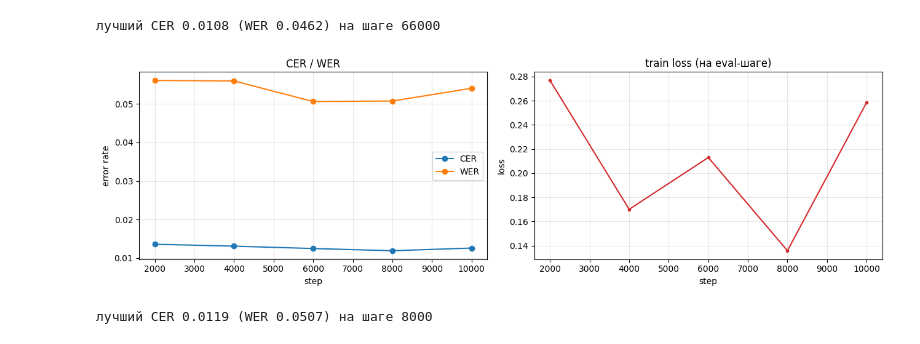
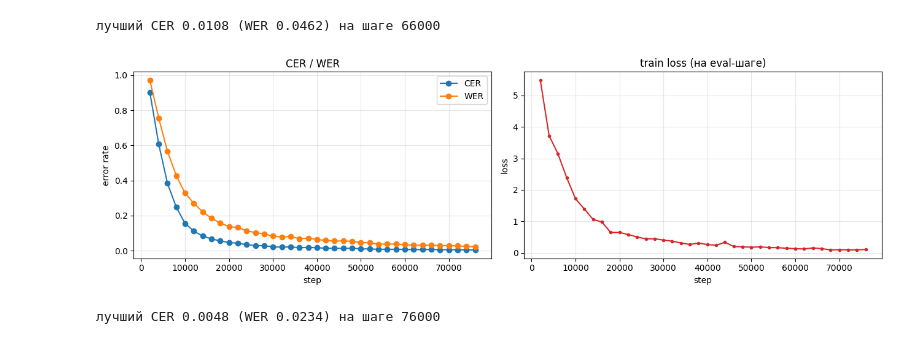
Before and after one commit to DorinDaniil/handwriting-recognition, a Jupyter notebook: recognition/notebooks/inference.ipynb, the cells around one changed output. Saved outputs shown, nothing was run; the diff lists cells and outputs as text; code cells hidden in the pictures.

```diff
--- a/recognition/notebooks/inference.ipynb
+++ b/recognition/notebooks/inference.ipynb
@@ -229,31 +213,31 @@ print(f"лучший CER {best['cer']:.4f} (WER {best['wer']:.4f}) на шаге
 # %% [output]
 [figure]
 лучший CER 0.0108 (WER 0.0462) на шаге 66000
-# %%
-import json
-import matplotlib.pyplot as plt
-
-HISTORY = "../outputs/trocr_small_bi_pretrain_stage2/history.jsonl"
-
-rows = [json.loads(l) for l in open(HISTORY, encoding="utf-8") if l.strip()]
-rows.sort(key=lambda r: r["step"])          # на случай resume / перемешанного порядка
-steps = [r["step"] for r in rows]
-
-fig, ax = plt.subplots(1, 2, figsize=(13, 4))
-
-ax[0].plot(steps, [r["cer"] for r in rows], marker="o", label="CER")
-ax[0].plot(steps, [r["wer"] for r in rows], marker="o", label="WER")
-ax[0].set_xlabel("step"); ax[0].set_ylabel("error rate"); ax[0].set_title("CER / WER")
-ax[0].legend(); ax[0].grid(alpha=0.3)
-
-ax[1].plot(steps, [r.get("loss") for r in rows], color="tab:red", marker=".")
-ax[1].set_xlabel("step"); ax[1].set_ylabel("loss"); ax[1].set_title("train loss (на eval-шаге)")
-ax[1].grid(alpha=0.3)
-
-plt.tight_layout(); plt.show()
-
-best = min(rows, key=lambda r: r["cer"])
-print(f"лучший CER {best['cer']:.4f} (WER {best['wer']:.4f}) на шаге {best['step']}")
-# %% [output]
-[figure, removed]
-лучший CER 0.0119 (WER 0.0507) на шаге 8000
+# %%
+import json
+import matplotlib.pyplot as plt
+
+HISTORY = "../outputs/trocr_small_bi_pretrain_v2/history.jsonl"
+
+rows = [json.loads(l) for l in open(HISTORY, encoding="utf-8") if l.strip()]
+rows.sort(key=lambda r: r["step"])          # на случай resume / перемешанного порядка
+steps = [r["step"] for r in rows]
+
+fig, ax = plt.subplots(1, 2, figsize=(13, 4))
+
+ax[0].plot(steps, [r["cer"] for r in rows], marker="o", label="CER")
+ax[0].plot(steps, [r["wer"] for r in rows], marker="o", label="WER")
+ax[0].set_xlabel("step"); ax[0].set_ylabel("error rate"); ax[0].set_title("CER / WER")
+ax[0].legend(); ax[0].grid(alpha=0.3)
+
+ax[1].plot(steps, [r.get("loss") for r in rows], color="tab:red", marker=".")
+ax[1].set_xlabel("step"); ax[1].set_ylabel("loss"); ax[1].set_title("train loss (на eval-шаге)")
+ax[1].grid(alpha=0.3)
+
+plt.tight_layout(); plt.show()
+
+best = min(rows, key=lambda r: r["cer"])
+print(f"лучший CER {best['cer']:.4f} (WER {best['wer']:.4f}) на шаге {best['step']}")
+# %% [output]
+[figure, added]
+лучший CER 0.0048 (WER 0.0234) на шаге 76000
```
Also changed, not shown: parts of 11 cells of this notebook, 25 other files.
